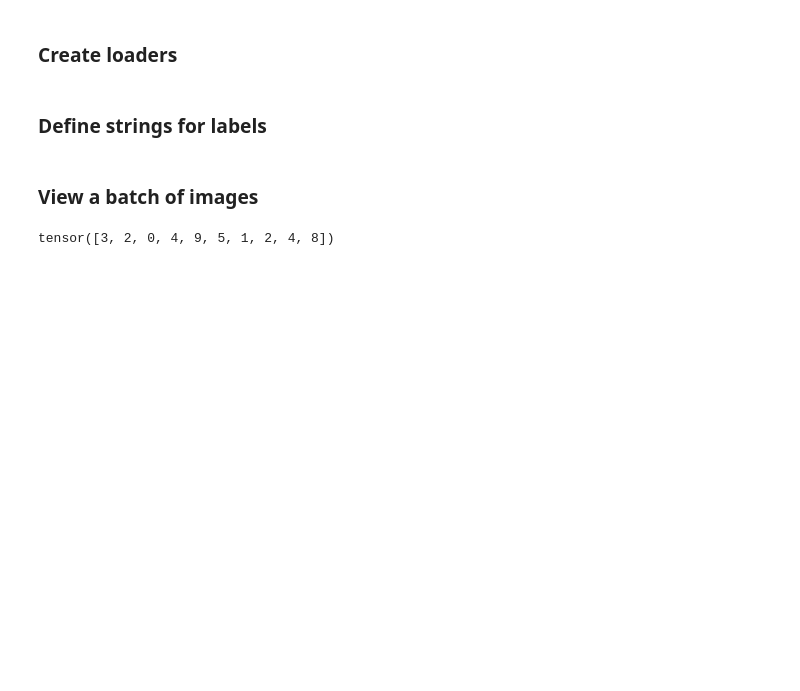
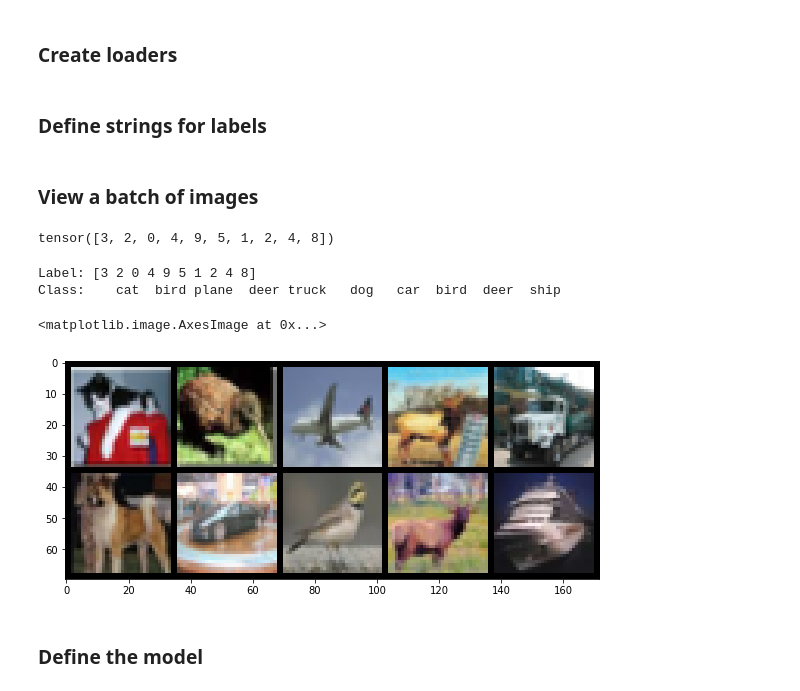
Before and after one commit to ElijahCoding/Pytorch-DeepLearning, a Jupyter notebook: Convolutional Neural Network/CNN with CIFAR.ipynb, the cells around one changed output. Cells and saved outputs as stored; diff of their text form; code cells hidden in the pictures; blank space fills up the shorter version.

Commit message:
check images, define the model

```diff
--- a/Convolutional Neural Network/CNN with CIFAR.ipynb
+++ b/Convolutional Neural Network/CNN with CIFAR.ipynb
@@ -59,3 +59,17 @@ for images, labels in train_loader:
 labels
 # %% [output]
 tensor([3, 2, 0, 4, 9, 5, 1, 2, 4, 8])
+# %%
+print('Label:', labels.numpy())
+print('Class: ', *np.array([class_names[i] for i in labels]))
+
+im = make_grid(images, nrow=5)
+plt.figure(figsize=(10, 4))
+plt.imshow(np.transpose(im.numpy(), (1, 2, 0)))
+# %% [output]
+Label: [3 2 0 4 9 5 1 2 4 8]
+Class:    cat  bird plane  deer truck   dog   car  bird  deer  ship
+<matplotlib.image.AxesImage at 0x...>
+[figure, added]
+# %% [markdown]
+### Define the model
```
